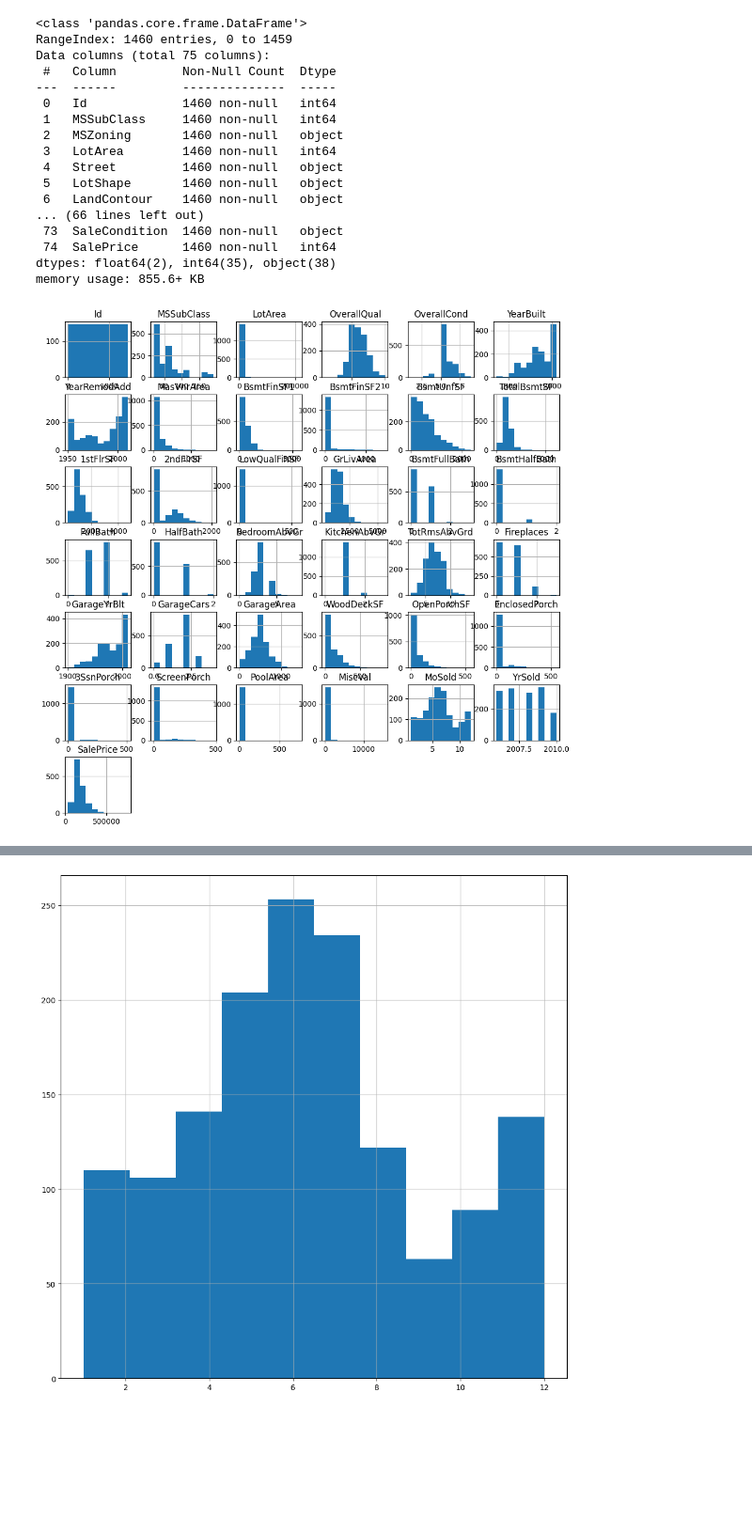
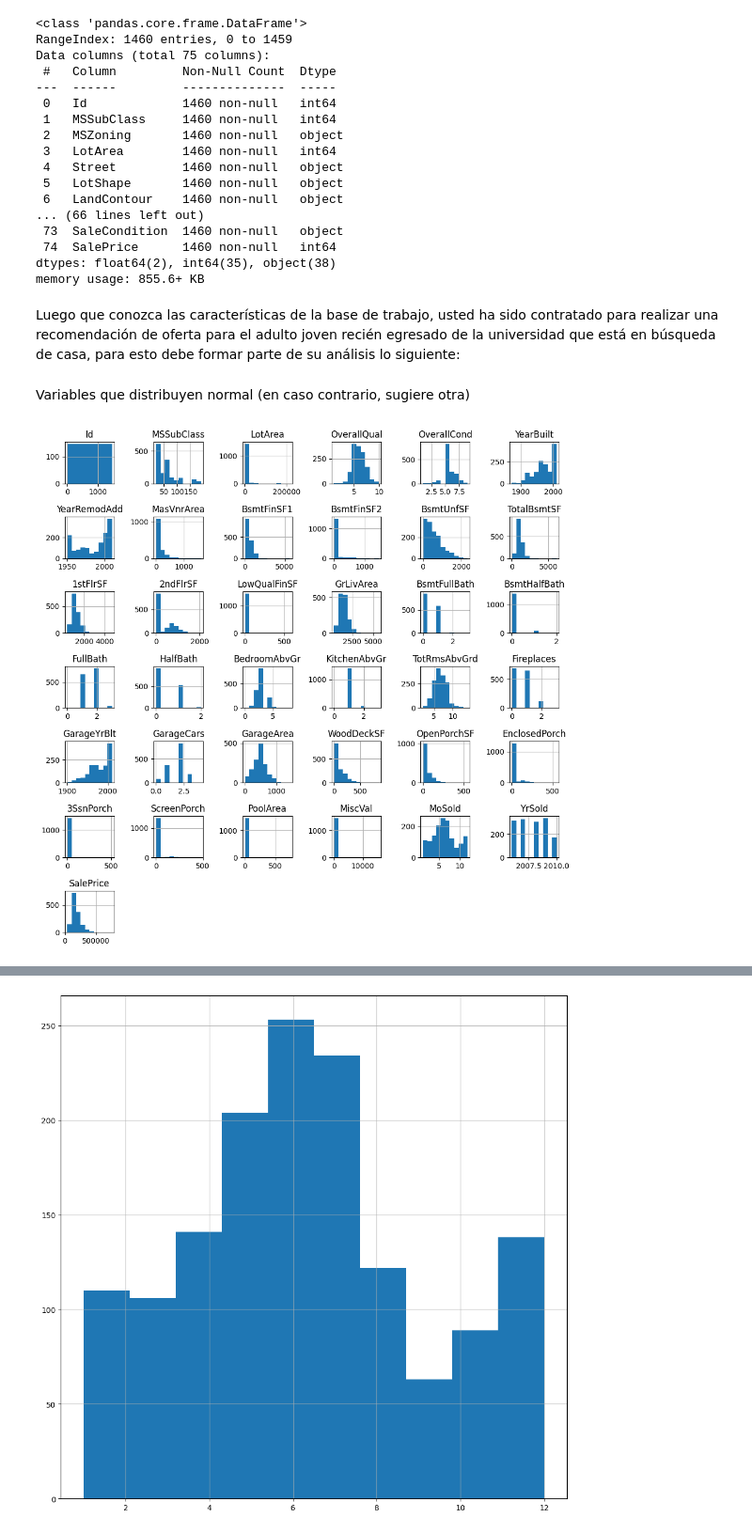
Before and after one commit to Felipecl22/BootCamp, a Jupyter notebook: Sprint4_Felipe_Mardones.ipynb, the cells around one changed output, grey strips where cells are left out. Shown: that part at 94% size. Saved outputs shown, nothing was run; the diff lists cells and outputs as text; code cells hidden in the pictures; blank space fills up the shorter version.

```diff
--- a/Sprint4_Felipe_Mardones.ipynb
+++ b/Sprint4_Felipe_Mardones.ipynb
@@ -93,11 +110,31 @@ Data columns (total 75 columns):
  74  SalePrice      1460 non-null   int64
 dtypes: float64(2), int64(35), object(38)
 memory usage: 855.6+ KB
-# %%
-df_house_limpia.hist(figsize=(12, 12))
-plt.show()
-# %% [output]
-[figure, removed]
+# %% [markdown]
+Luego que conozca las características de la base de trabajo, usted ha sido
+contratado para realizar una recomendación de oferta para el adulto joven
+recién egresado de la universidad que está en búsqueda de casa, para esto
+debe formar parte de su análisis lo siguiente:
+# %% [markdown]
+Variables que distribuyen normal (en caso contrario, sugiere otra)
+# %%
+# Lo primero para es graficar los datos mediante un histograma para identificar que variables pueden sugerir
+# una distribución normal.
+
+# Supongamos que df_house_limpia es tu DataFrame y contiene las columnas para los histogramas
+fig, axes = plt.subplots(figsize=(12, 12))
+df_house_limpia.hist(ax=axes)
+
+# Ajusta la disposición manualmente
+plt.subplots_adjust(hspace=0.8, wspace=0.8)  # Ajusta el espacio horizontal y vertical entre los subgráficos
+
+# Muestra la figura
+plt.show()
+
+# Python muestra un mensaje de advertencia que dice que los subgráficos se superponen ligeramente debido a la configuración actual,
+# pero como los gráficos se muestran correctamente y no hay ningún problema aparente, se continua sin problemas.
+# %% [output]
+[figure, added]
 # %% [markdown]
 Según los histogramas podemos ver que algunas variables parecen seguir una distribución normal estas son:
 
```
Also changed, not shown: parts of 26 cells of this notebook.
